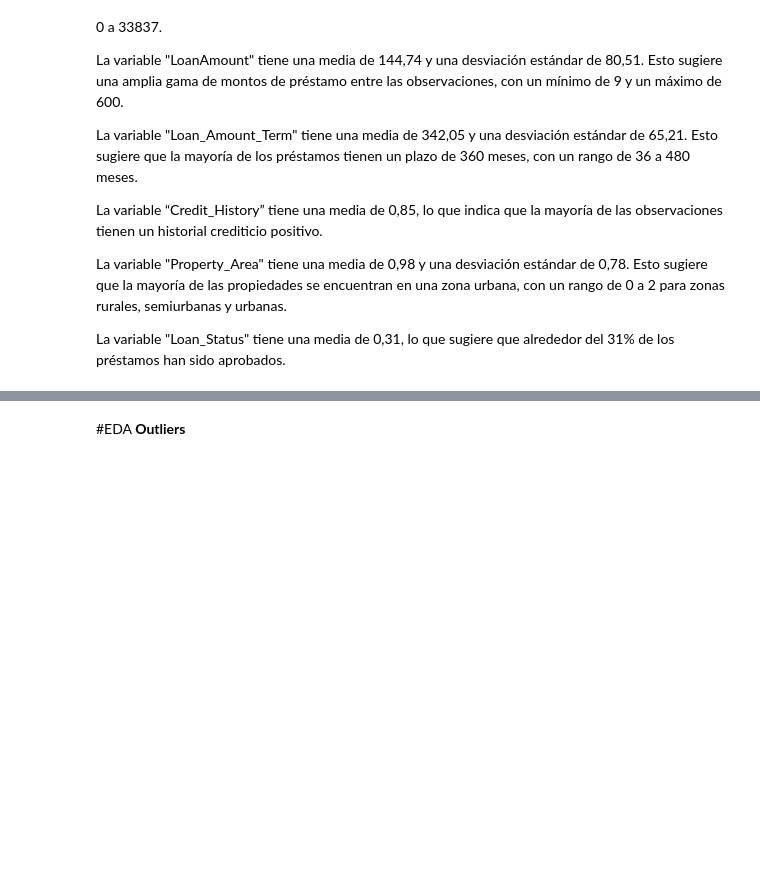
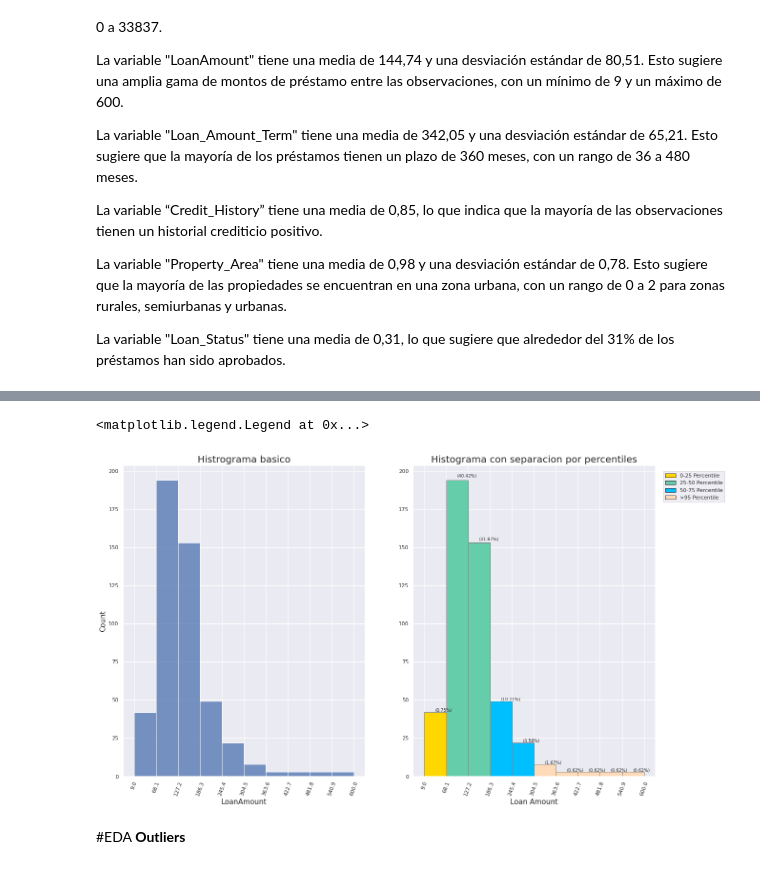
Before and after one commit to RodrigoLarroca/MachineLearning_Inicios, a Jupyter notebook: Hipotecario_prediccion_XGBoost.ipynb, the cells around one changed output, grey strips where cells are left out. Drawn from its saved outputs; the diff is of its cells as text; code cells hidden in the pictures; blank space fills up the shorter version.

```diff
--- a/Hipotecario_prediccion_XGBoost.ipynb
+++ b/Hipotecario_prediccion_XGBoost.ipynb
@@ -216,3 +300,64 @@ df1.head(1)
+# %%
+#grafico numerico categorico
+from matplotlib.patches import Rectangle
+import numpy as np
+fig , axes = plt.subplots(nrows=1, ncols=2, sharex=True, figsize=(20,12))
+
+#grafico basico
+sns.set_theme(rc={"font.size":9,"axes.titlesize":20,"axes.labelsize":15})
+sns.histplot(data=df1, x='LoanAmount', ax=axes[0], bins='sturges').set(title='Histrograma basico', );
+axes[0].tick_params(axis='x', rotation=70)
+
+
+
+
+# Extraccion de la variable
+data = df1['LoanAmount']
+
+# Cambio de colores por percentil
+perc_25_colour = 'gold'
+perc_50_colour = 'mediumaquamarine'
+perc_75_colour = 'deepskyblue'
+perc_95_colour = 'peachpuff'
+
+#generacion de grafico en base a sturges
+counts, bins, patches = axes[1].hist(data, facecolor=perc_50_colour, edgecolor='gray', bins='sturges')
+
+#seteo de la variable x en su anotacion
+axes[1].set_xticks(bins.round(2))
+plt.xticks(rotation=70)
+
+# Genereo titulo y nombre de eje
+plt.title('Histograma con separacion por percentiles', fontsize=20)
+plt.xlabel('Loan Amount', fontsize=15)
+
+#calculo de percentiles
+q25, q75, q95 = np.percentile(data, [25, 75, 95])
+
+#asignacion de colores segun barra y los valores de los percentiles
+for patch, leftside, rightside in zip(patches, bins[:-1], bins[1:]):
+    if rightside <= q25:
+        patch.set_facecolor(perc_25_colour)
+    elif leftside > q95:
+        patch.set_facecolor(perc_95_colour)
+    elif leftside >= q75:
+        patch.set_facecolor(perc_75_colour)
+
+# ubicaion central de los eje de la barras x
+bin_x_centers = 0.5 * np.diff(bins) + bins[:-1]
+
+# display de las anotaciones de cada barra en porcentaje
+for i in range(len(bins)-1):
+    bin_label = "({0:,.2f}%)".format((counts[i]/counts.sum())*100)
+    plt.text(bin_x_centers[i]- 1, counts[i]*1.01, bin_label, rotation_mode='anchor')
+
+#create legend
+handles = [Rectangle((0,0),1,1,color=c,ec="k") for c in [perc_25_colour, perc_50_colour, perc_75_colour, perc_95_colour]]
+labels= ["0-25 Percentile","25-50 Percentile", "50-75 Percentile", ">95 Percentile"]
+plt.legend(handles, labels, bbox_to_anchor=(0.5, 0., 0.80, 0.99))
+# %% [output]
+<matplotlib.legend.Legend at 0x...>
+[figure, added]
 # %% [markdown]
 #EDA **Outliers**
 # %%
```
Also changed, not shown: parts of 10 cells of this notebook.
